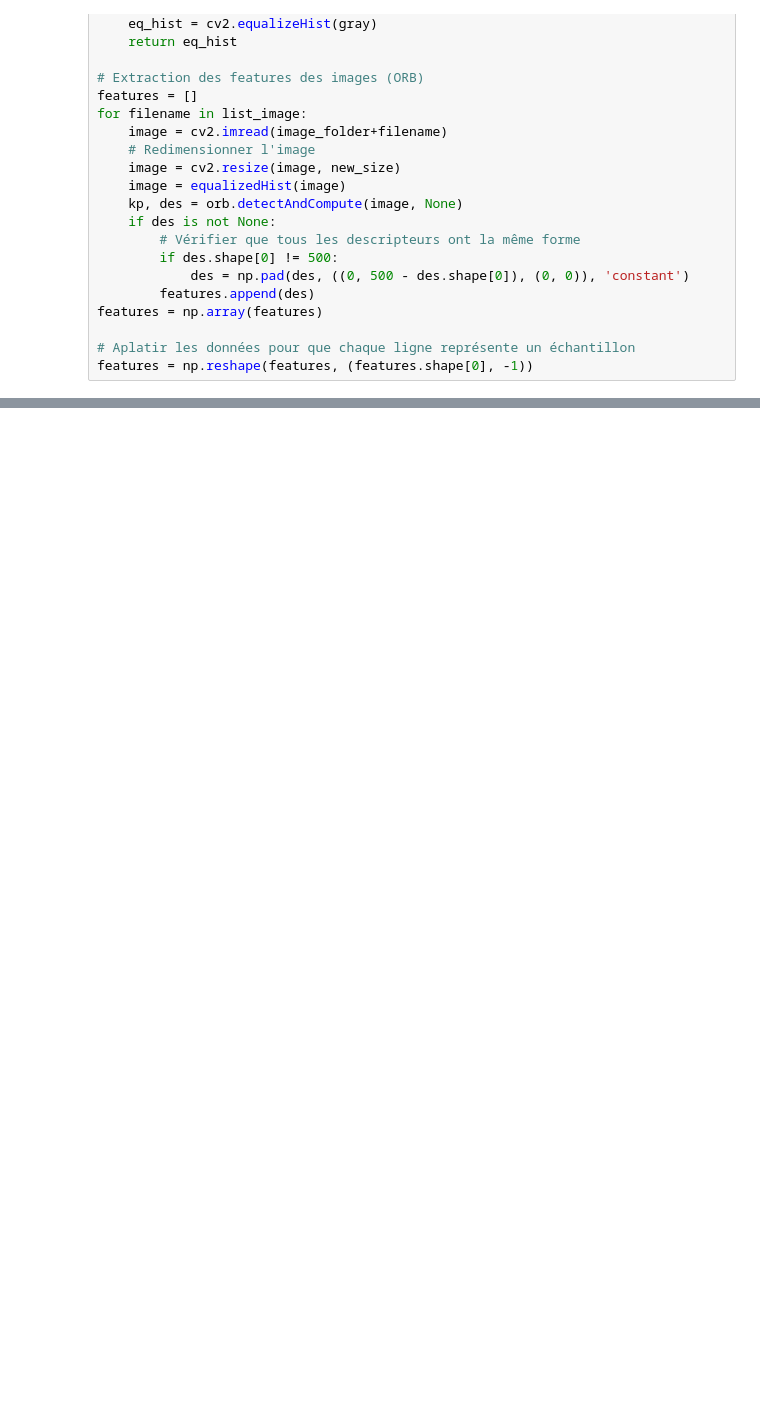
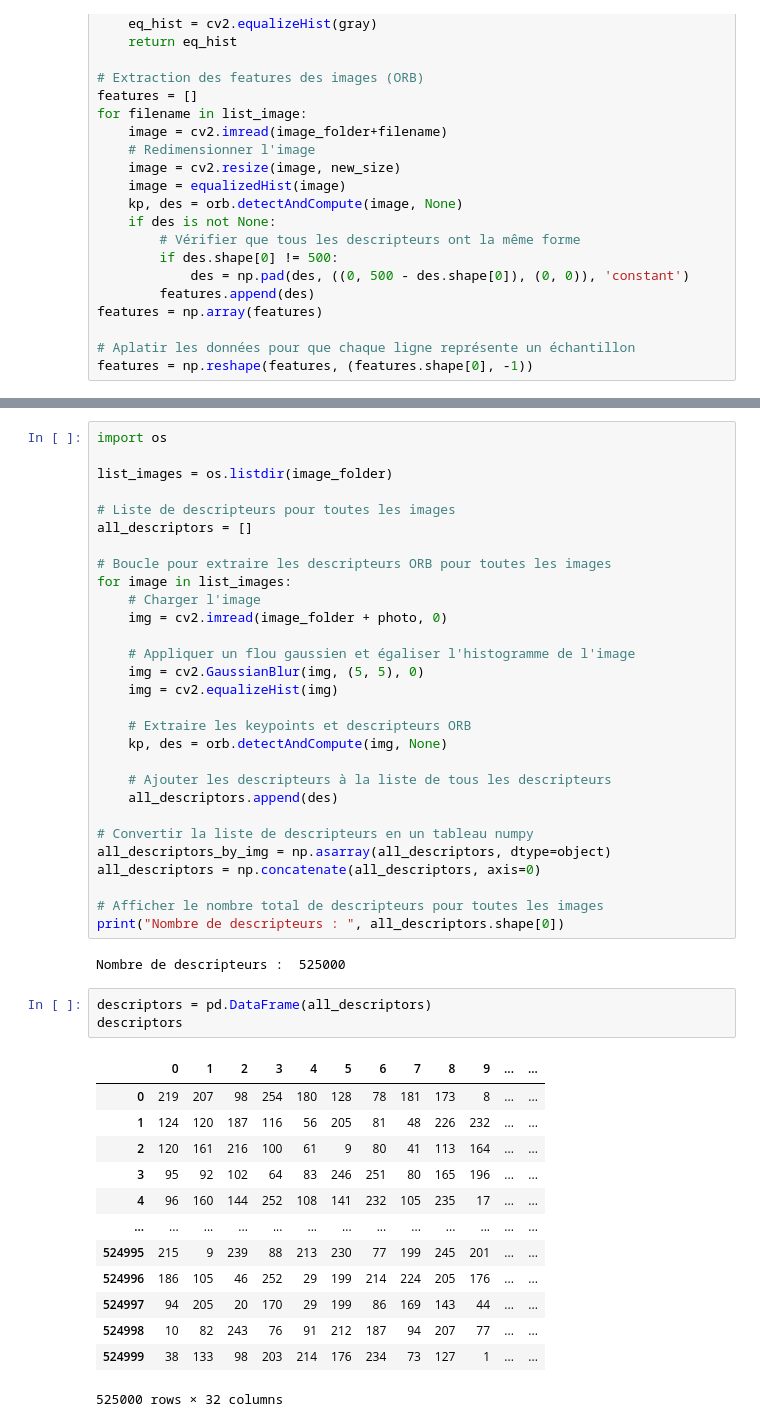
Before and after one commit to LaurenceAndraud/cosmo-dev-still-grindin, a Jupyter notebook: Prétraitement images.ipynb, the cells around one changed output, grey strips where cells are left out. Drawn from its saved outputs; the diff is of its cells as text; blank space fills up the shorter version.

```diff
--- a/Prétraitement images.ipynb
+++ b/Prétraitement images.ipynb
@@ -323,0 +193,48 @@ TypeError: 'NoneType' object is not iterable
+# %%
+import os
+
+list_images = os.listdir(image_folder)
+
+# Liste de descripteurs pour toutes les images
+all_descriptors = []
+
+# Boucle pour extraire les descripteurs ORB pour toutes les images
+for image in list_images:
+    # Charger l'image
+    img = cv2.imread(image_folder + photo, 0)
+
+    # Appliquer un flou gaussien et égaliser l'histogramme de l'image
+    img = cv2.GaussianBlur(img, (5, 5), 0)
+    img = cv2.equalizeHist(img)
+
+    # Extraire les keypoints et descripteurs ORB
+    kp, des = orb.detectAndCompute(img, None)
+
+    # Ajouter les descripteurs à la liste de tous les descripteurs
+    all_descriptors.append(des)
+
+# Convertir la liste de descripteurs en un tableau numpy
+all_descriptors_by_img = np.asarray(all_descriptors, dtype=object)
+all_descriptors = np.concatenate(all_descriptors, axis=0)
+
+# Afficher le nombre total de descripteurs pour toutes les images
+print("Nombre de descripteurs : ", all_descriptors.shape[0])
+# %% [output]
+Nombre de descripteurs :  525000
+# %%
+descriptors = pd.DataFrame(all_descriptors)
+descriptors
+# %% [output]
+|  | 0 | 1 | 2 | 3 | 4 | 5 | 6 | 7 | 8 | 9 | ... | ... |
+| 0 | 219 | 207 | 98 | 254 | 180 | 128 | 78 | 181 | 173 | 8 | ... | ... |
+| 1 | 124 | 120 | 187 | 116 | 56 | 205 | 81 | 48 | 226 | 232 | ... | ... |
+| 2 | 120 | 161 | 216 | 100 | 61 | 9 | 80 | 41 | 113 | 164 | ... | ... |
+| 3 | 95 | 92 | 102 | 64 | 83 | 246 | 251 | 80 | 165 | 196 | ... | ... |
+| 4 | 96 | 160 | 144 | 252 | 108 | 141 | 232 | 105 | 235 | 17 | ... | ... |
+| ... | ... | ... | ... | ... | ... | ... | ... | ... | ... | ... | ... | ... |
+| 524995 | 215 | 9 | 239 | 88 | 213 | 230 | 77 | 199 | 245 | 201 | ... | ... |
+| 524996 | 186 | 105 | 46 | 252 | 29 | 199 | 214 | 224 | 205 | 176 | ... | ... |
+| 524997 | 94 | 205 | 20 | 170 | 29 | 199 | 86 | 169 | 143 | 44 | ... | ... |
+| 524998 | 10 | 82 | 243 | 76 | 91 | 212 | 187 | 94 | 207 | 77 | ... | ... |
+| 524999 | 38 | 133 | 98 | 203 | 214 | 176 | 234 | 73 | 127 | 1 | ... | ... |
+525000 rows × 32 columns
```
Also changed, not shown: parts of 10 cells of this notebook.
